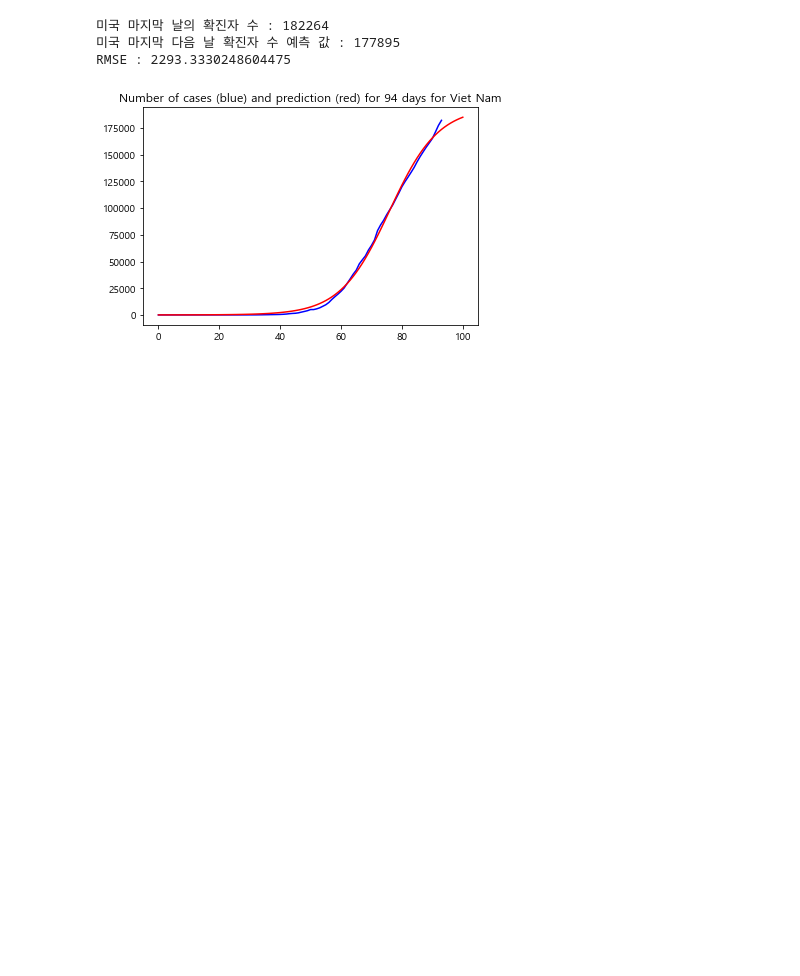
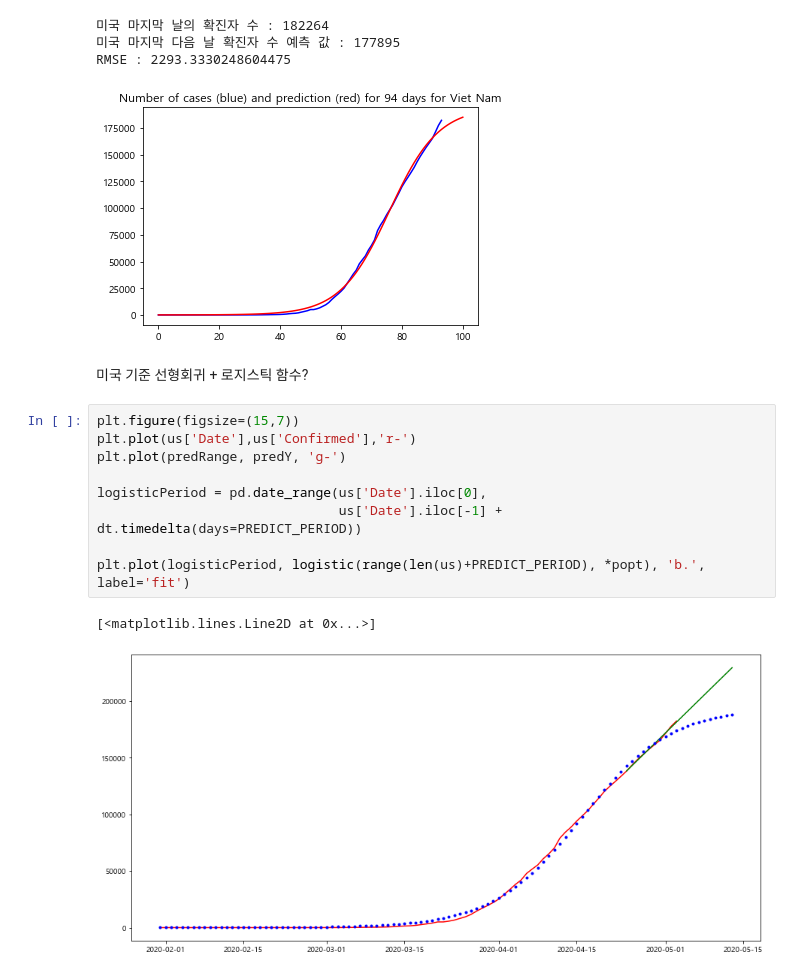
Before and after one commit to chan157/DACON_COVID, a Jupyter notebook: Submission_test_v3.ipynb, the cells around one changed output. Saved outputs shown, nothing was run; the diff lists cells and outputs as text; blank space fills up the shorter version.

```diff
--- a/Submission_test_v3.ipynb
+++ b/Submission_test_v3.ipynb
@@ -1702,3 +1735,17 @@ print("RMSE : {}".format(mean_squared_error(us['Confirmed'], logistic(range(len(
 미국 마지막 다음 날 확진자 수 예측 값 : 177895
 RMSE : 2293.3330248604475
 [figure]
+# %% [markdown]
+미국 기준 선형회귀 + 로지스틱 함수?
+# %%
+plt.figure(figsize=(15,7))
+plt.plot(us['Date'],us['Confirmed'],'r-')
+plt.plot(predRange, predY, 'g-')
+
+logisticPeriod = pd.date_range(us['Date'].iloc[0],
+                               us['Date'].iloc[-1] + dt.timedelta(days=PREDICT_PERIOD))
+
+plt.plot(logisticPeriod, logistic(range(len(us)+PREDICT_PERIOD), *popt), 'b.', label='fit')
+# %% [output]
+[<matplotlib.lines.Line2D at 0x...>]
+[figure, added]
```
Also changed, not shown: parts of 6 cells of this notebook.
